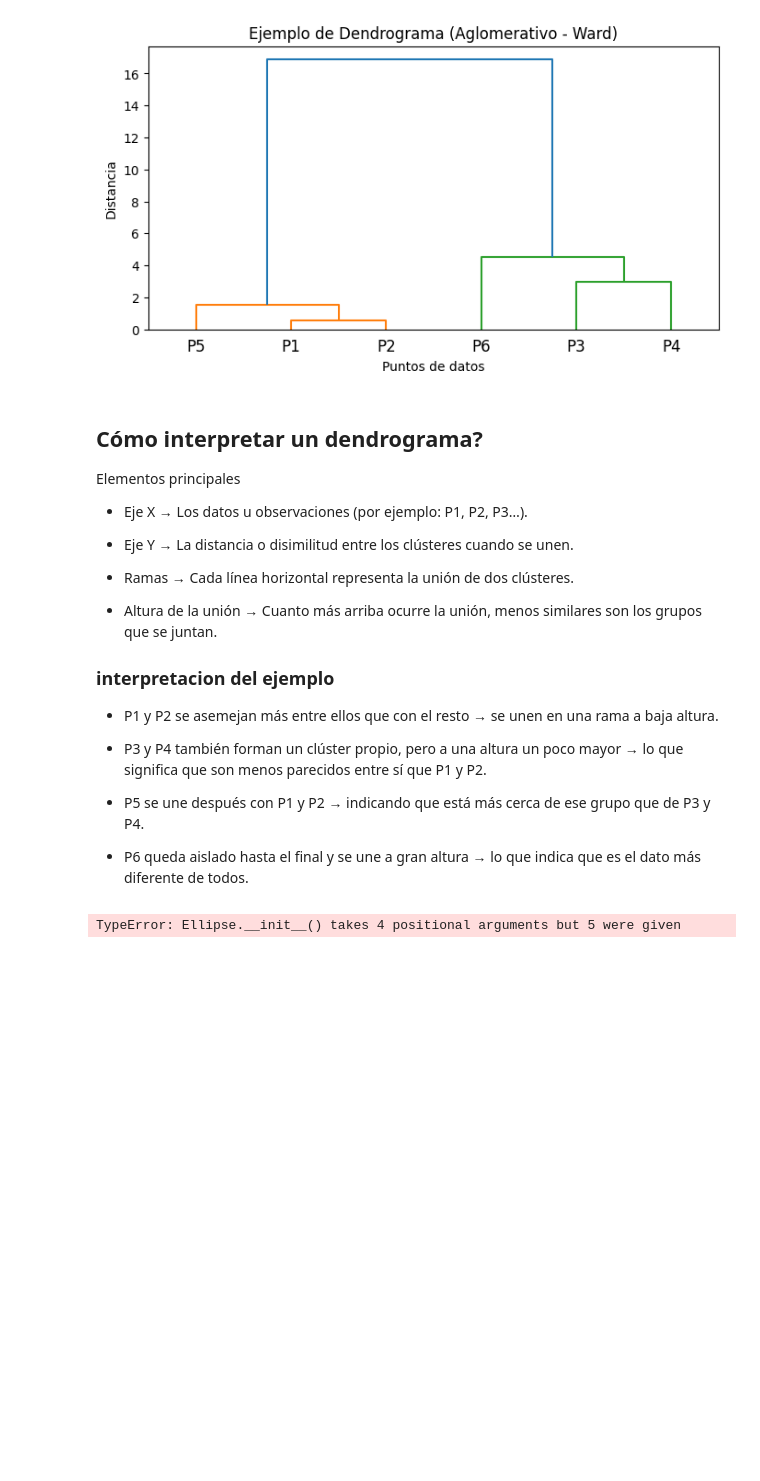
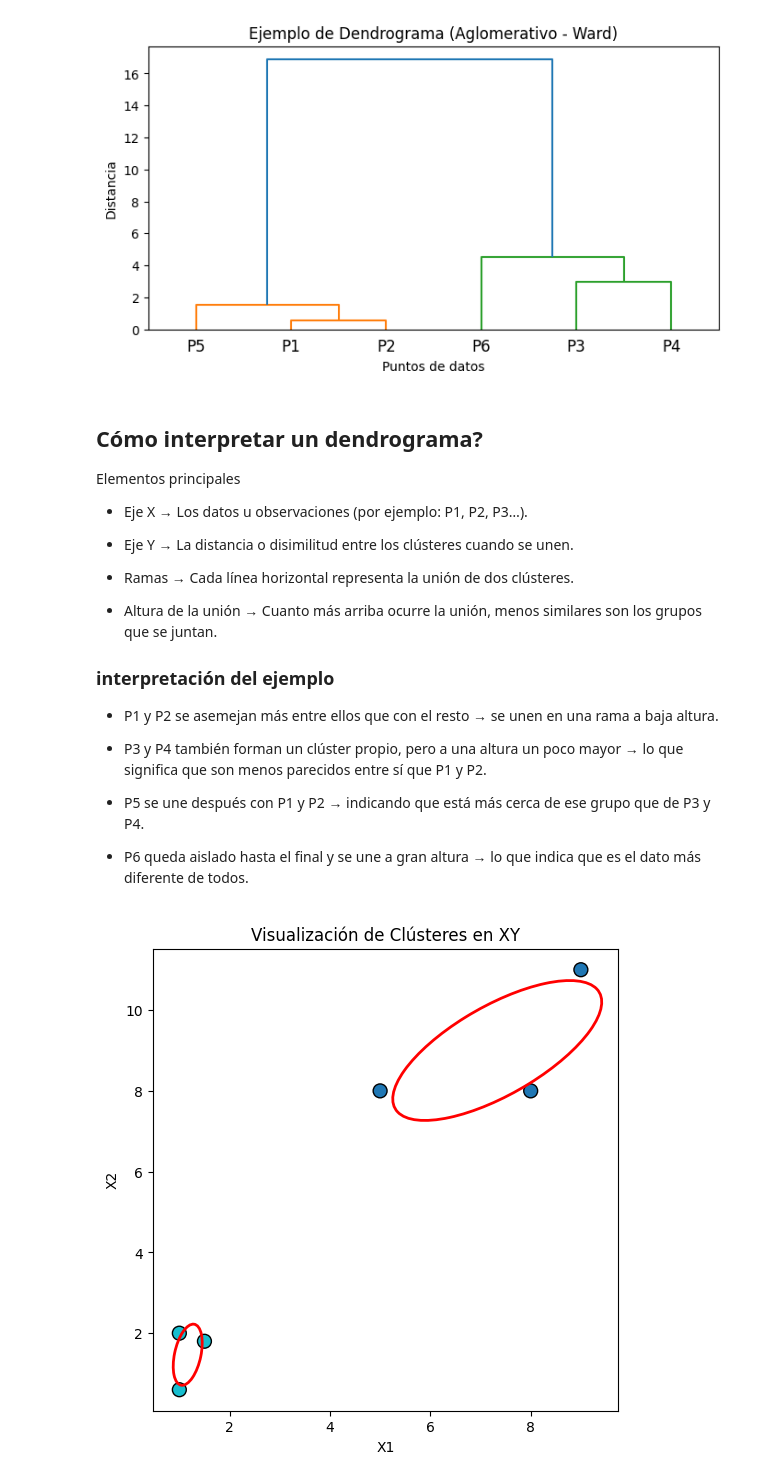
Before and after one commit to AndreSosa21/clustering-jerarquico, a Jupyter notebook: clustering.ipynb, the cells around one changed output. Saved outputs shown, nothing was run; the diff lists cells and outputs as text; code cells hidden in the pictures; blank space fills up the shorter version.

```diff
--- a/clustering.ipynb
+++ b/clustering.ipynb
@@ -150,7 +150,7 @@ Elementos principales
 - Altura de la unión → Cuanto más arriba ocurre la unión, menos similares son los grupos que se juntan.
 
 
-### interpretacion del ejemplo
+### interpretación del ejemplo
 
 - P1 y P2 se asemejan más entre ellos que con el resto → se unen en una rama a baja altura.
 
@@ -160,36 +160,34 @@ Elementos principales
 
 - P6 queda aislado hasta el final y se une a gran altura → lo que indica que es el dato más diferente de todos.
 # %%
-import matplotlib.pyplot as plt
-from scipy.cluster.hierarchy import dendrogram, linkage
-import numpy as np
+# --- Subplot 2: Visualización en XY con óvalos ---
 from sklearn.cluster import AgglomerativeClustering
 from matplotlib.patches import Ellipse
+import numpy as np
 
-# --- Subplot 2: Visualización en XY con óvalos ---
 cluster_model = AgglomerativeClustering(n_clusters=2, linkage='ward')
 labels = cluster_model.fit_predict(X)
-axes[1].scatter(X[:, 0], X[:, 1], c=labels, cmap="tab10", s=100, edgecolor="k")
+
+plt.figure(figsize=(6, 6))
+plt.scatter(X[:, 0], X[:, 1], c=labels, cmap="tab10", s=100, edgecolor="k")
 
 # Dibujar óvalos alrededor de cada clúster
 for cluster_id in np.unique(labels):
     cluster_points = X[labels == cluster_id]
     mean = cluster_points.mean(axis=0)
     cov = np.cov(cluster_points, rowvar=False)
     eigvals, eigvecs = np.linalg.eigh(cov)
     order = eigvals.argsort()[::-1]
     eigvals, eigvecs = eigvals[order], eigvecs[:, order]
     angle = np.degrees(np.arctan2(*eigvecs[:, 0][::-1]))
     width, height = 2 * np.sqrt(eigvals)
     ellipse = Ellipse(xy=mean, width=width, height=height, angle=angle,
                       edgecolor='red', facecolor='none', lw=2)
-    axes[1].add_patch(ellipse)
+    plt.gca().add_patch(ellipse)
 
-axes[1].set_title("Visualización de Clústeres en XY")
-axes[1].set_xlabel("X1")
-axes[1].set_ylabel("X2")
-
-plt.tight_layout()
+plt.title("Visualización de Clústeres en XY")
+plt.xlabel("X1")
+plt.ylabel("X2")
 plt.show()
 # %% [output]
-TypeError: Ellipse.__init__() takes 4 positional arguments but 5 were given
+[figure, added]
```
Also changed, not shown: parts of 8 cells of this notebook.
